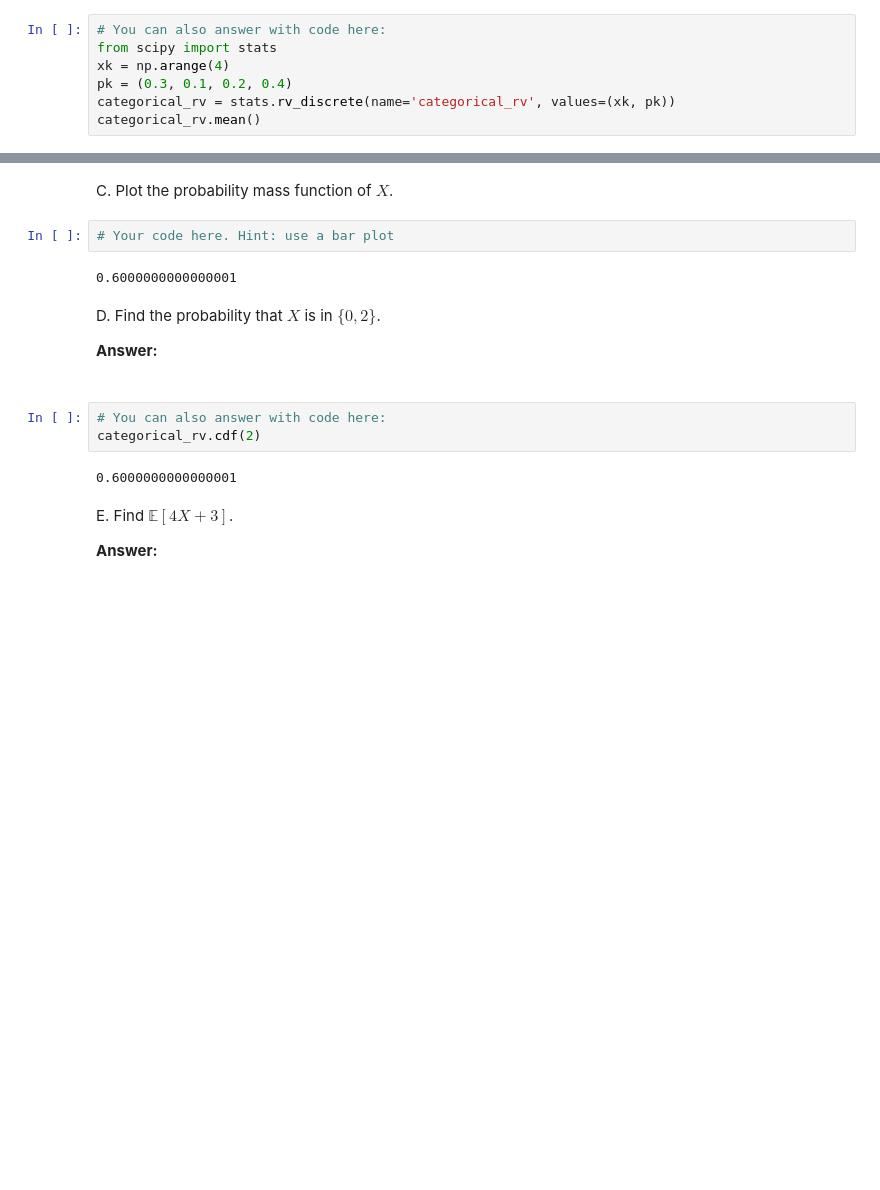
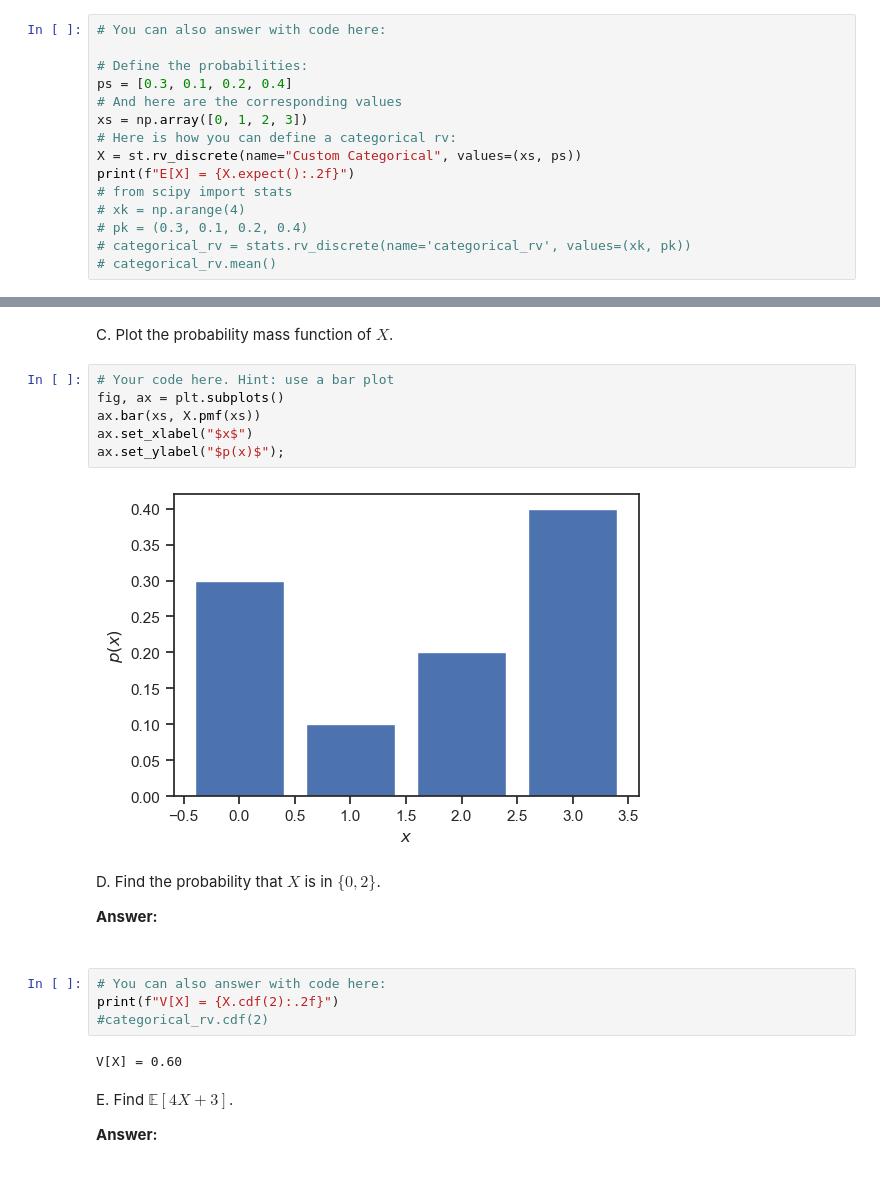
Before and after one commit to flavio-nardi/data-analytics-se, a Jupyter notebook: lecturebook/homework/homework-01.ipynb, the cells around one changed output, grey strips where cells are left out. Cells and saved outputs as stored; diff of their text form; blank space fills up the shorter version.

```diff
--- a/lecturebook/homework/homework-01.ipynb
+++ b/lecturebook/homework/homework-01.ipynb
@@ -104,9 +105,17 @@ A. The expectation $\mathbb{E}[X]$.
 $\mathbb{E}[X] = (0.3)(0)+(0.1)(1)+(0.2)(2)+(0.4)(3)=0.1+0.4+1.2=1.7$
 # %%
 # You can also answer with code here:
-from scipy import stats
-xk = np.arange(4)
-pk = (0.3, 0.1, 0.2, 0.4)
-categorical_rv = stats.rv_discrete(name='categorical_rv', values=(xk, pk))
-categorical_rv.mean()
+
+# Define the probabilities:
+ps = [0.3, 0.1, 0.2, 0.4]
+# And here are the corresponding values
+xs = np.array([0, 1, 2, 3])
+# Here is how you can define a categorical rv:
+X = st.rv_discrete(name="Custom Categorical", values=(xs, ps))
+print(f"E[X] = {X.expect():.2f}")
+# from scipy import stats
+# xk = np.arange(4)
+# pk = (0.3, 0.1, 0.2, 0.4)
+# categorical_rv = stats.rv_discrete(name='categorical_rv', values=(xk, pk))
+# categorical_rv.mean()
 # %% [output]
@@ -125,8 +138,12 @@ categorical_rv.var()
 C. Plot the probability mass function of $X$.
 # %%
 # Your code here. Hint: use a bar plot
+fig, ax = plt.subplots()
+ax.bar(xs, X.pmf(xs))
+ax.set_xlabel("$x$")
+ax.set_ylabel("$p(x)$");
 # %% [output]
-0.6000000000000001
+[figure, added]
 # %% [markdown]
 D. Find the probability that $X$ is in $\{0, 2\}$.
 
@@ -134,9 +151,10 @@ D. Find the probability that $X$ is in $\{0, 2\}$.
 <br><br>
 # %%
 # You can also answer with code here:
-categorical_rv.cdf(2)
+print(f"V[X] = {X.cdf(2):.2f}")
+#categorical_rv.cdf(2)
 # %% [output]
-0.6000000000000001
+V[X] = 0.60
 # %% [markdown]
 E. Find $\mathbb{E}[4X + 3]$.
 
```
Also changed, not shown: parts of 7 cells of this notebook.
